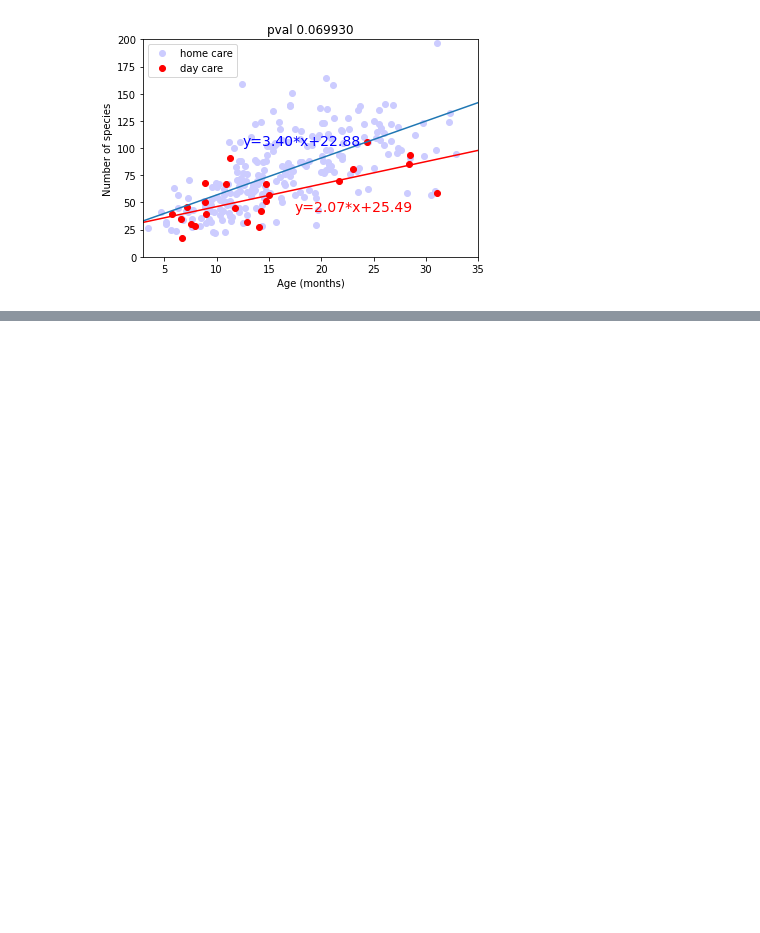
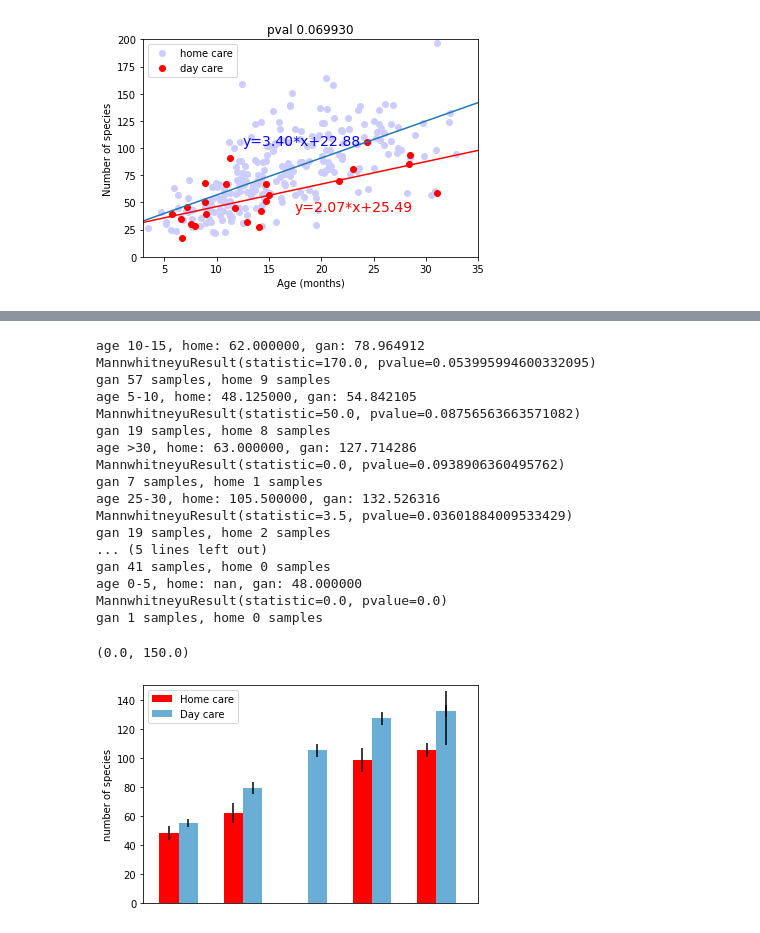
Before and after one commit to amnona/paper-daycare, a Jupyter notebook: kg-alphadiv.ipynb, the cells around one changed output, grey strips where cells are left out. Drawn from its saved outputs; the diff is of its cells as text; code cells hidden in the pictures; blank space fills up the shorter version.

```diff
--- a/kg-alphadiv.ipynb
+++ b/kg-alphadiv.ipynb
@@ -389,0 +482,23 @@ pval 0.069930
+# %%
+f = draw_age_alpha_onebar()
+plt.ylim([0,150])
+# %% [output]
+age 10-15, home: 62.000000, gan: 78.964912
+MannwhitneyuResult(statistic=170.0, pvalue=0.053995994600332095)
+gan 57 samples, home 9 samples
+age 5-10, home: 48.125000, gan: 54.842105
+MannwhitneyuResult(statistic=50.0, pvalue=0.08756563663571082)
+gan 19 samples, home 8 samples
+age >30, home: 63.000000, gan: 127.714286
+MannwhitneyuResult(statistic=0.0, pvalue=0.0938906360495762)
+gan 7 samples, home 1 samples
+age 25-30, home: 105.500000, gan: 132.526316
+MannwhitneyuResult(statistic=3.5, pvalue=0.03601884009533429)
+gan 19 samples, home 2 samples
+... (5 lines left out)
+gan 41 samples, home 0 samples
+age 0-5, home: nan, gan: 48.000000
+MannwhitneyuResult(statistic=0.0, pvalue=0.0)
+gan 1 samples, home 0 samples
+(0.0, 150.0)
+[figure, added]
```
Also changed, not shown: parts of 21 cells of this notebook, 4 other files.
